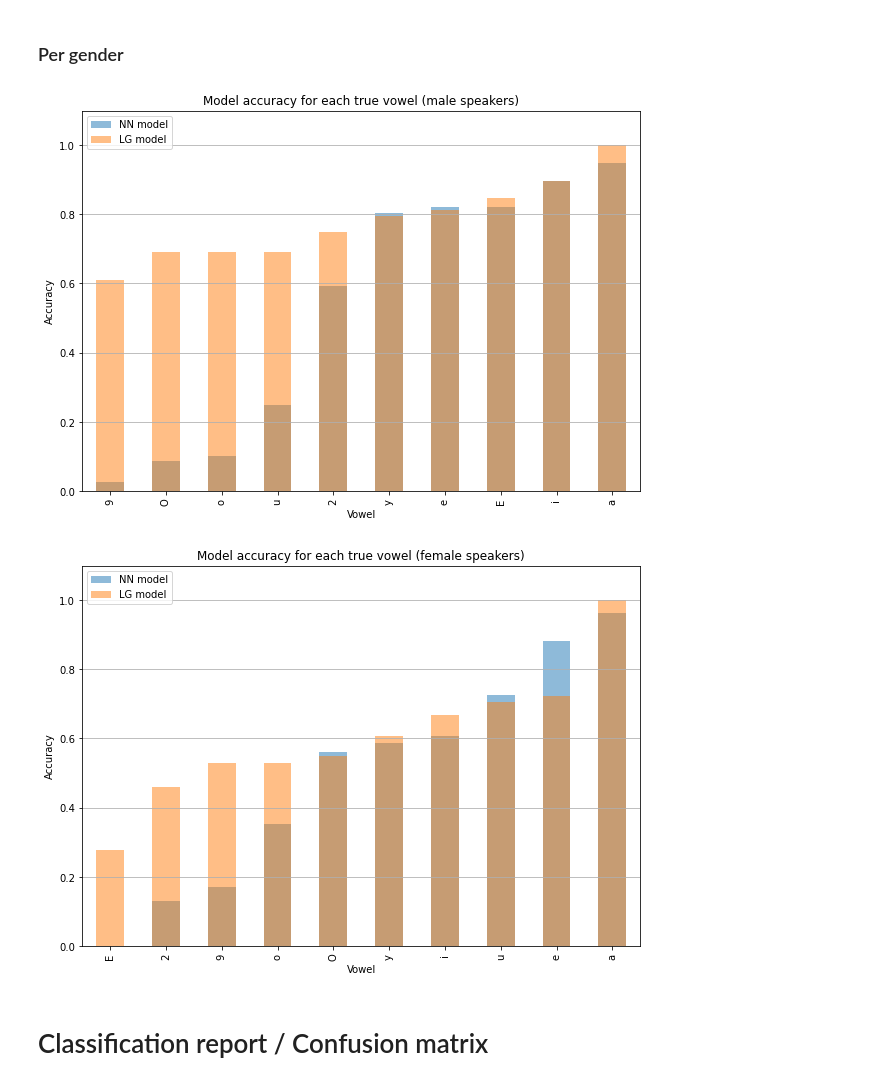
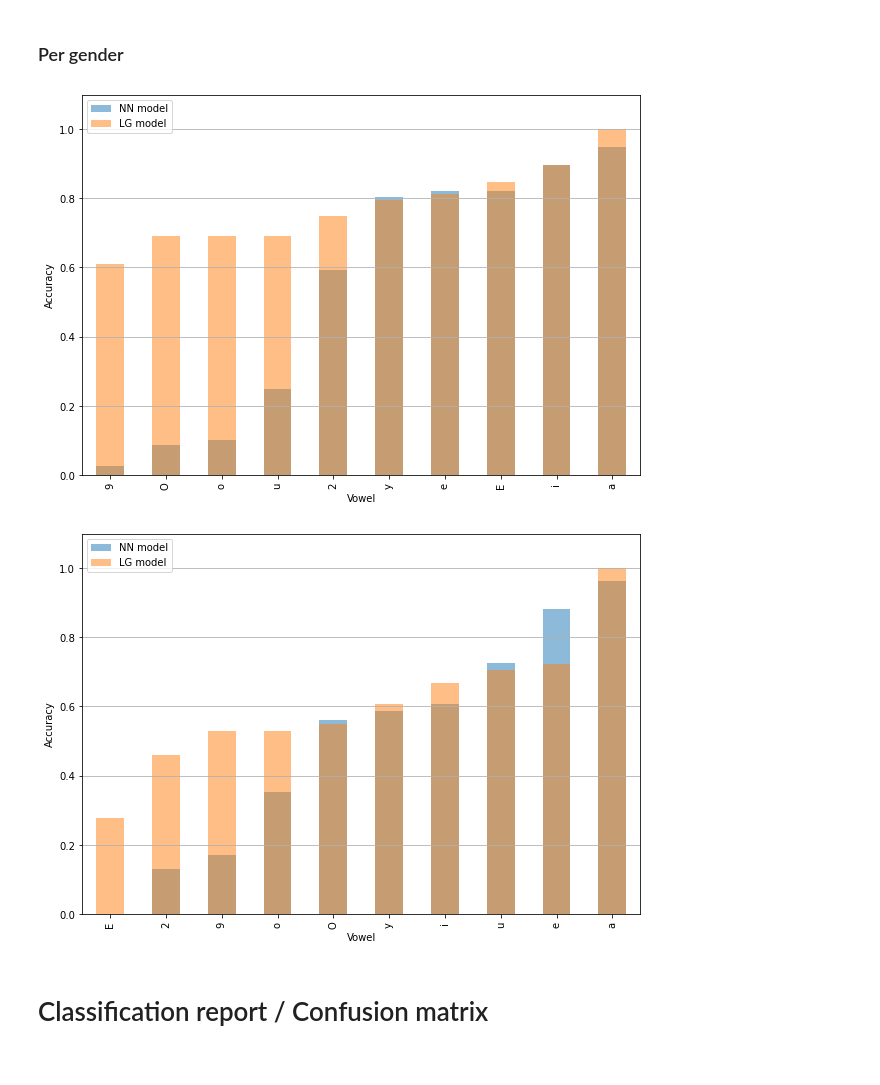
Before and after one commit to himsoklong/Vowel_Tuner, a Jupyter notebook: Code/results_exploration.ipynb, the cells around one changed output. Cells and saved outputs as stored; diff of their text form; code cells hidden in the pictures.

```diff
--- a/Code/results_exploration.ipynb
+++ b/Code/results_exploration.ipynb
@@ -145,16 +142,15 @@ plt.show()
 # %%
 fig = plt.figure(figsize=(10, 7))
 df2 = df[df['Gender'] == 'M'].groupby('Vowel')['Correct NN'].mean().sort_values()
 df2.plot.bar(ylim=[0,1.1], ax=fig.gca(), color='#1f77b4', alpha=0.5, label='NN model')
 df3 = df[df['Gender'] == 'M'].groupby('Vowel')['Correct LG'].mean().sort_values()
 df3.plot.bar(ylim=[0,1.1], ax=fig.gca(), color='#ff7f0e', alpha=0.5, label='LG model')
 plt.ylabel('Accuracy')
-plt.title('Model accuracy for each true vowel (male speakers)')
 plt.grid(axis='y')
 plt.legend()
 plt.show()
 # %% [output]
-[figure, old version]
+[figure, new version]
 # %%
 fig = plt.figure(figsize=(10, 7))
 df2 = df[df['Gender'] == 'F'].groupby('Vowel')['Correct NN'].mean().sort_values()
@@ -162,12 +158,11 @@ df2.plot.bar(ylim=[0,1.1], ax=fig.gca(), color='#1f77b4', alpha=0.5, label='NN m
 df3 = df[df['Gender'] == 'F'].groupby('Vowel')['Correct LG'].mean().sort_values()
 df3.plot.bar(ylim=[0,1.1], ax=fig.gca(), color='#ff7f0e', alpha=0.5, label='LG model')
 plt.ylabel('Accuracy')
-plt.title('Model accuracy for each true vowel (female speakers)')
 plt.grid(axis='y')
 plt.legend()
 plt.show()
 # %% [output]
-[figure, old version]
+[figure, new version]
 # %% [markdown]
 # Classification report / Confusion matrix
 # %%
```
Also changed, not shown: parts of 20 cells of this notebook, 6 other files.
